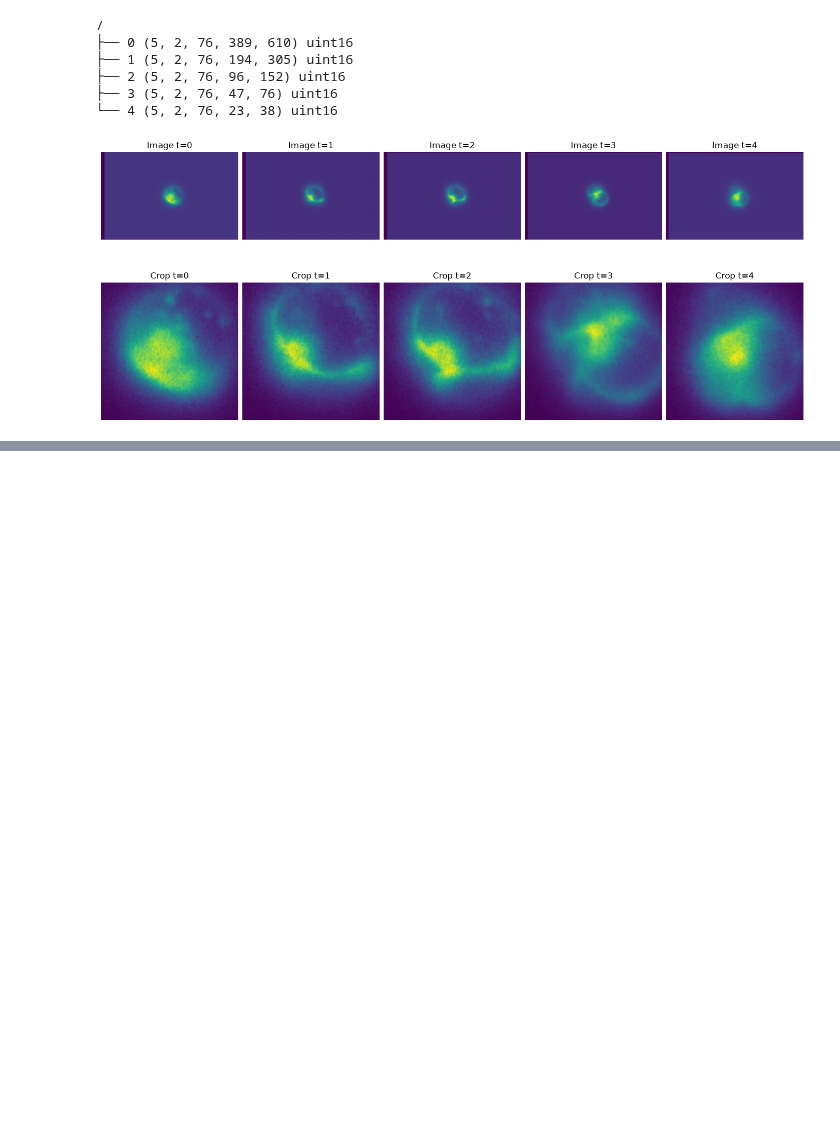
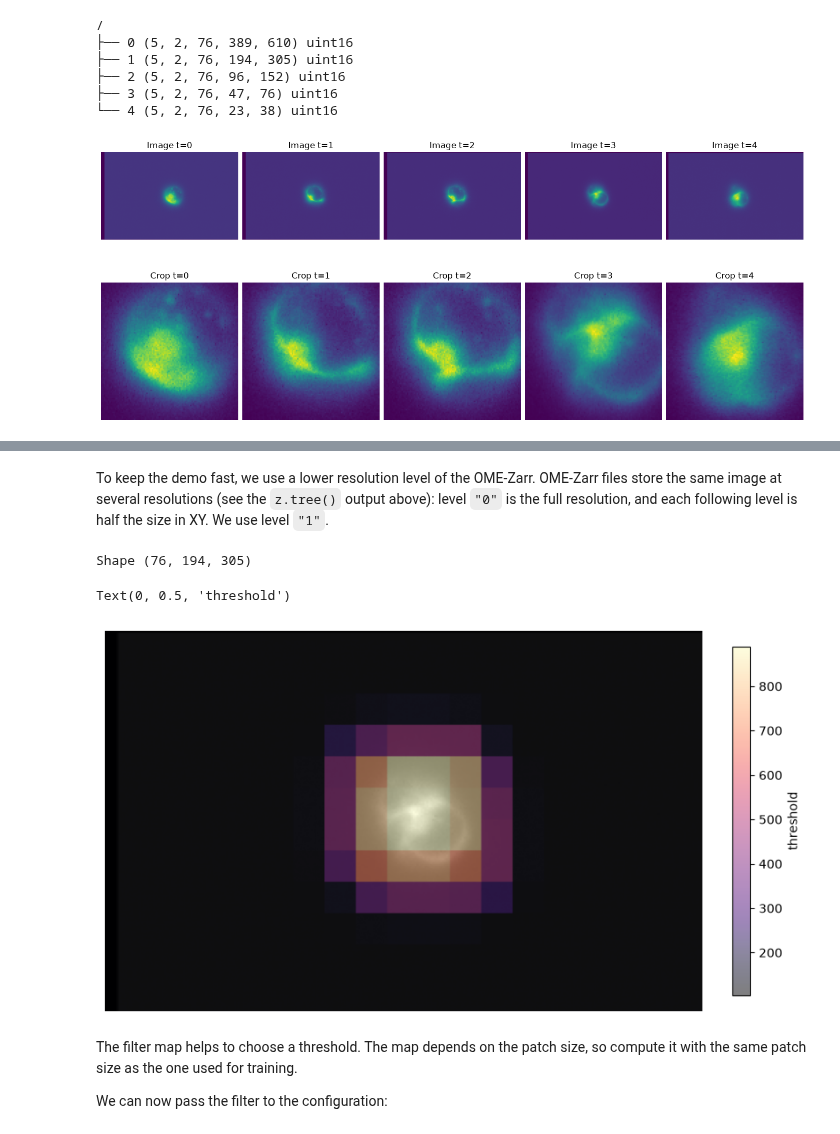
Before and after one commit to CAREamics/careamics-workshops, a Jupyter notebook: n2v_filtering_zarr/n2v_filtering_ome_zarr.ipynb, the cells around one changed output, grey strips where cells are left out. Cells and saved outputs as stored; diff of their text form; code cells hidden in the pictures; blank space fills up the shorter version.

```diff
--- a/n2v_filtering_zarr/n2v_filtering_ome_zarr.ipynb
+++ b/n2v_filtering_zarr/n2v_filtering_ome_zarr.ipynb
@@ -400,10 +117,0 @@ Text(0, 0.5, 'threshold')
-# %%
-img = z[scale][:, chan] # TZYX dimensions
-
-mask = np.stack([
-    MaxPatchFilter.apply_filter(
-        MaxPatchFilter.filter_map(img[t], patch_size=(1, 32, 32)),
-        threshold=200
-    )
-    for t in range(img.shape[0])
-], axis=0)
@@ -573,0 +159,29 @@ Total FLOPs: 0
+# %% [markdown]
+To keep the demo fast, we use a lower resolution level of the OME-Zarr. OME-Zarr files store
+the same image at several resolutions (see the `z.tree()` output above): level `"0"` is the
+full resolution, and each following level is half the size in XY. We use level `"1"`.
+# %%
+# Lower resolution level used in the rest of the notebook (half size in XY)
+level = "1"
+
+# Compute the filter map of one time point (ZYX), using the training patch size
+img = z[level][3, chan]
+print(f"Shape {img.shape}")
+
+max_filter_map = MaxPatchFilter.filter_map(img, patch_size=(4, 16, 16))
+
+# Display the middle Z slice
+fig, ax = plt.subplots(figsize=(8, 8), constrained_layout=True)
+ax.imshow(img[z_mid], "gray")
+ax.axis("Off")
+m = ax.imshow(max_filter_map[z_mid], "magma", alpha=0.5)
+cbar = plt.colorbar(m, ax=ax, shrink=0.5)
+cbar.ax.set_ylabel("threshold")
+# %% [output]
+Shape (76, 194, 305)
+Text(0, 0.5, 'threshold')
+[figure, added]
+# %% [markdown]
+The filter map helps to choose a threshold. The map depends on the patch size, so compute it with the same patch size as the one used for training.
+
+We can now pass the filter to the configuration:
```
Also changed, not shown: parts of 44 cells of this notebook.
